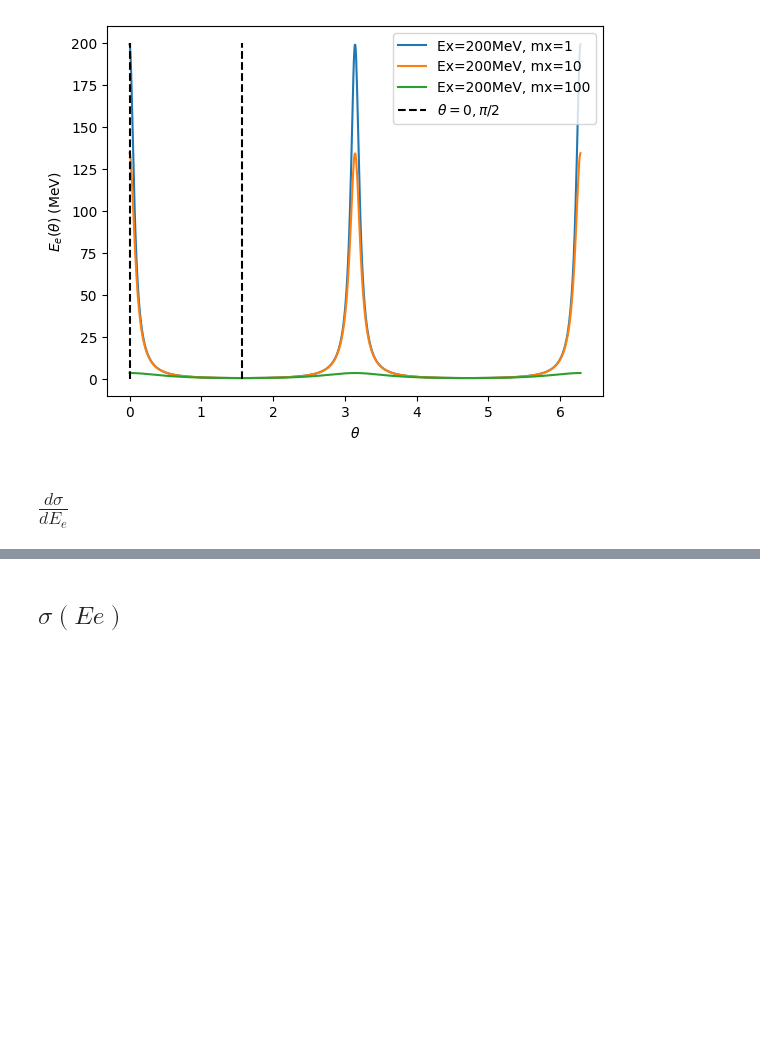
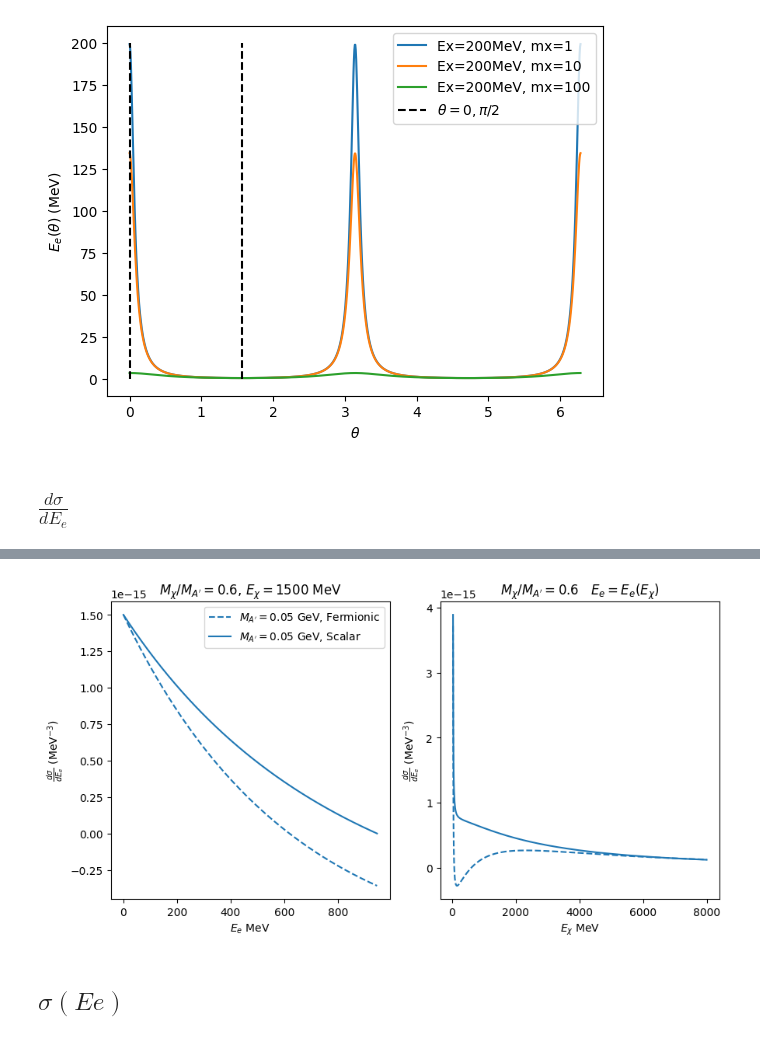
Before and after one commit to amh-137/DarkElectronScatter, a Jupyter notebook: notebooks/BdNMC_distributions.ipynb, the cells around one changed output, grey strips where cells are left out. Drawn from its saved outputs; the diff is of its cells as text; code cells hidden in the pictures; blank space fills up the shorter version.

```diff
--- a/notebooks/BdNMC_distributions.ipynb
+++ b/notebooks/BdNMC_distributions.ipynb
@@ -102,3 +102,39 @@ plt.show()
+# %%
+fig = plt.figure(figsize=(9,5))
+ax = fig.subplots(1,2)
+
+
+
+
+dt = 0.6
+MAs = [0.05*1000] #[0.01*1000, 0.05*1000, 0.1*1000] # MeV
+cols = ["tab:blue", "tab:red", "tab:green"]
+
+# first plot E_e vs dSigma/dE_e
+EDM = 1500 # <EDM> is like 1.5 GeV probs
+mchi = dt * MA
+Ee = np.linspace(0.511, Ee_theta(0, EDM, mchi), 5000)
+ax[0].plot(Ee, dsigma_dE_fermionic(Ee, EDM, mchi, MA), label=r"$M_{A'}=$"+f'{MA/1000} GeV, Fermionic', color = cols[i], linestyle='dashed')
+ax[0].plot(Ee, dsigma_dE_scalar(Ee, EDM, mchi, MA), label=r"$M_{A'}=$"+f'{MA/1000} GeV, Scalar', color = cols[i])
+
+ax[0].set(xlabel=r'$E_e$ MeV', ylabel=r'$\frac{d\sigma}{dE_e}$ (MeV$^{-3}$)', title=r"$M_\chi / M_{A'}=$"+f'{dt}, '+'$E_\chi=$'+f'{EDM} MeV')
+ax[0].legend()
+
+# second plot E_chi vs dSigma/dE_e
+EDM = np.linspace(mchi, 8000, 1000)
+Ee = Ee_theta(0, EDM, mchi) / 2
+ax[1].plot(EDM, dsigma_dE_fermionic(Ee, EDM, mchi, MA), label=r"$M_{A'}=$"+f'{MA/1000} GeV, Fermionic', color = cols[i], linestyle='dashed')
+ax[1].plot(EDM, dsigma_dE_scalar(Ee, EDM, mchi, MA), label=r"$M_{A'}=$"+f'{MA/1000} GeV, Scalar', color = cols[i])
+ax[1].set(xlabel=r'$E_\chi$ MeV', ylabel=r'$\frac{d\sigma}{dE_e}$ (MeV$^{-3}$)', title=r"$M_\chi / M_{A'}=$"+f'{dt}\t'+r"$E_e=E_e(E_\chi)$")
+
+
+
+fig.tight_layout()
+fig.savefig(f"../plots/distributions/dsigma_dE_both.png")
+fig.savefig(f"../plots/distributions/dsigma_dE_both.pdf")
+plt.show()
+# %% [output]
+[figure, added]
 # %% [markdown]
 ## $\sigma(Ee)$
 # %%
```
Also changed, not shown: parts of 2 cells of this notebook, 1 other file.
